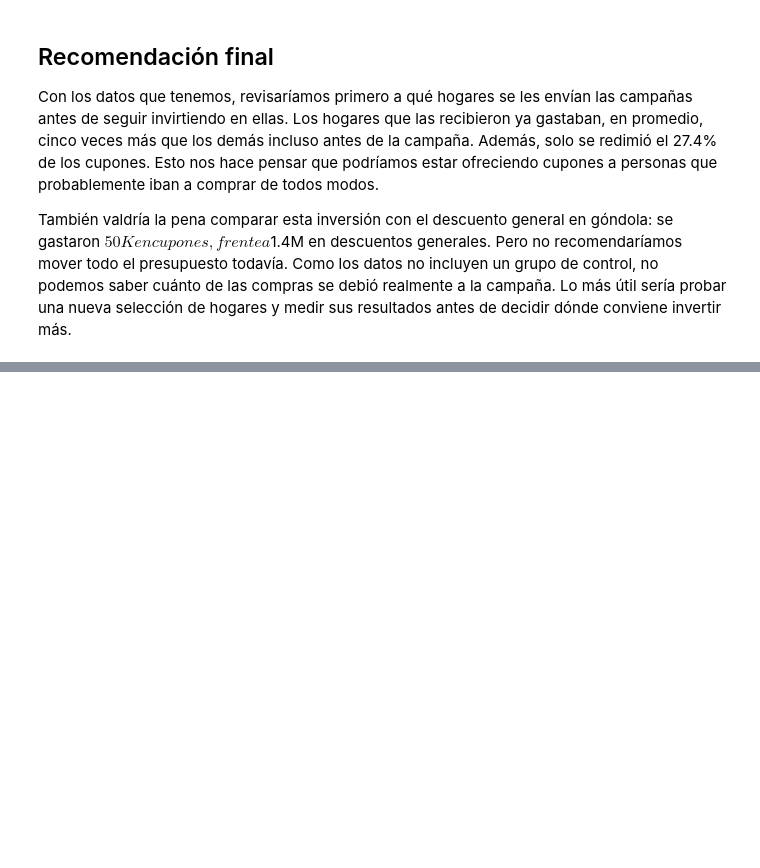
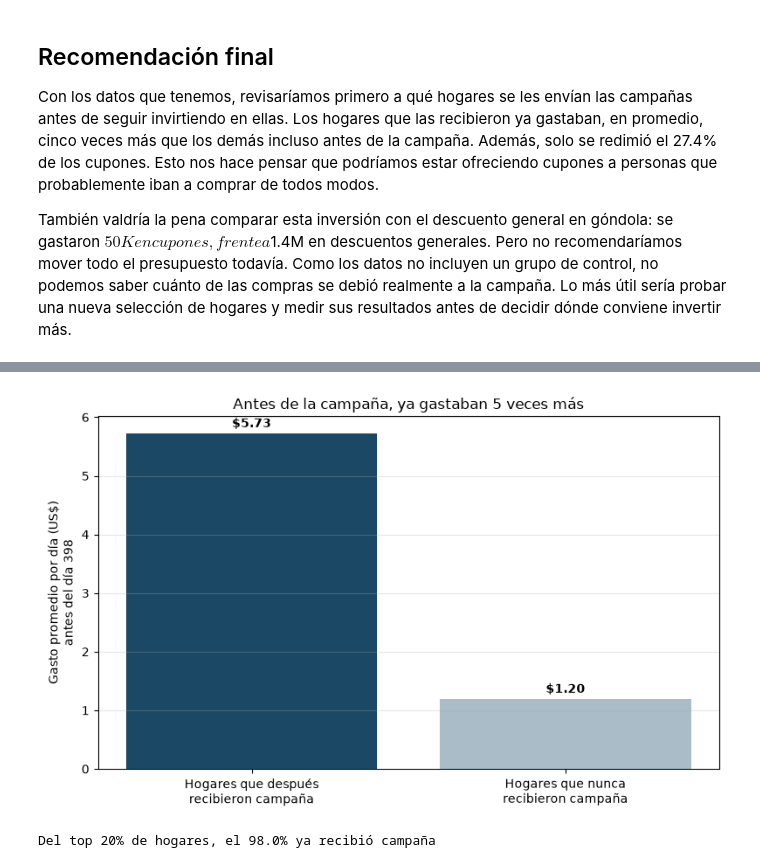
Before and after one commit to cris1403-lab/PROYECTO-1-BI, a Jupyter notebook: proyecto1_Pineda_Menegazzo.ipynb, the cells around one changed output, grey strips where cells are left out. Drawn from its saved outputs; the diff is of its cells as text; code cells hidden in the pictures; blank space fills up the shorter version.

```diff
--- a/proyecto1_Pineda_Menegazzo.ipynb
+++ b/proyecto1_Pineda_Menegazzo.ipynb
@@ -898,0 +974,31 @@ y medir sus resultados antes de decidir dónde conviene invertir más.
+# %%
+import matplotlib.pyplot as plt
+
+fig, ax = plt.subplots(figsize=(8, 5))
+labels = ['Hogares que después\nrecibieron campaña', 'Hogares que nunca\nrecibieron campaña']
+valores = [5.73, 1.20]
+colores = ['#1b4965', '#a9bcc7']
+
+barras = ax.bar(labels, valores, color=colores)
+ax.set_ylabel('Gasto promedio por día (US$)\nantes del día 398')
+ax.set_title('Antes de la campaña, ya gastaban 5 veces más')
+
+for barra, v in zip(barras, valores):
+    ax.text(barra.get_x() + barra.get_width()/2, v + 0.1, f'${v:.2f}', ha='center', fontweight='bold')
+
+ax.grid(alpha=0.3, axis='y')
+plt.savefig("campana_antes.png", dpi=150, bbox_inches='tight')
+plt.tight_layout()
+plt.show()
+# %% [output]
+[figure, added]
+# %%
+top_20_pct = int(len(gasto_ordenado) * 0.20)
+top20_hogares_ids = gasto_ordenado.loc[:top_20_pct-1, 'household_key']
+
+hogares_con_campana = set(campaign_table['household_key'].unique())
+pct_top20_con_campana = top20_hogares_ids.isin(hogares_con_campana).mean() * 100
+
+print(f"Del top 20% de hogares, el {pct_top20_con_campana:.1f}% ya recibió campaña")
+# %% [output]
+Del top 20% de hogares, el 98.0% ya recibió campaña
```
Also changed, not shown: parts of 8 cells of this notebook, 6 other files.
